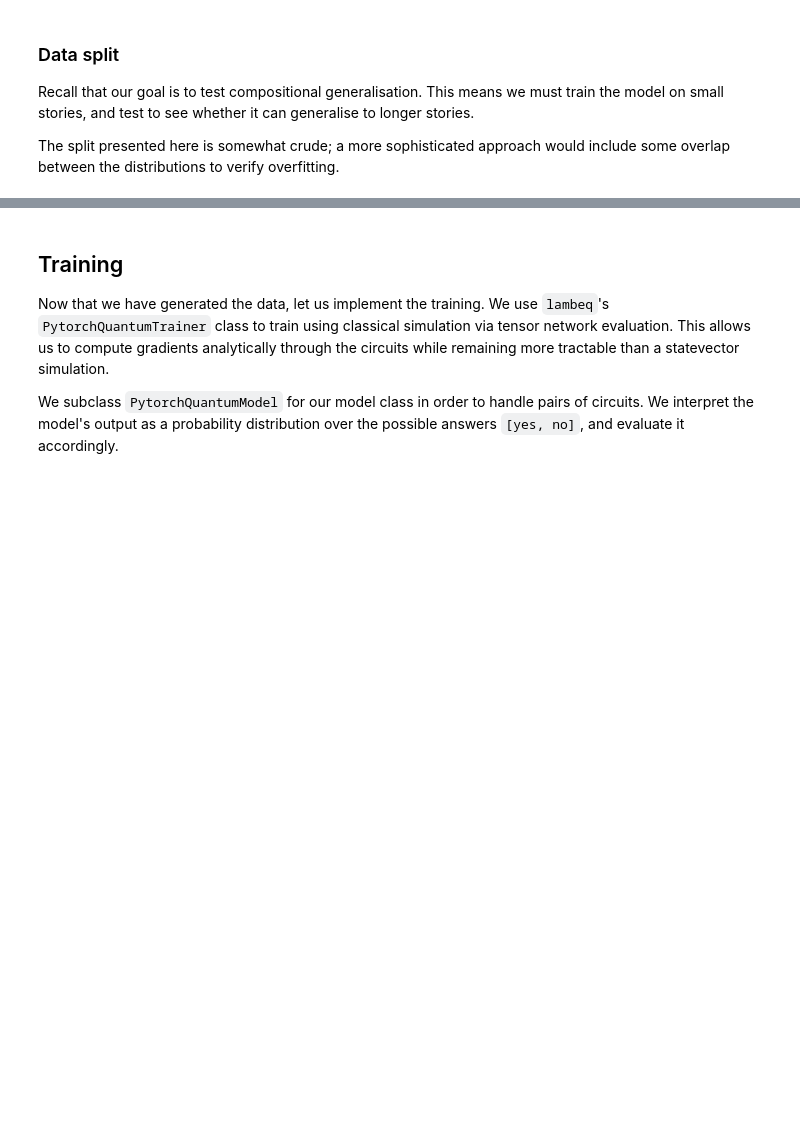
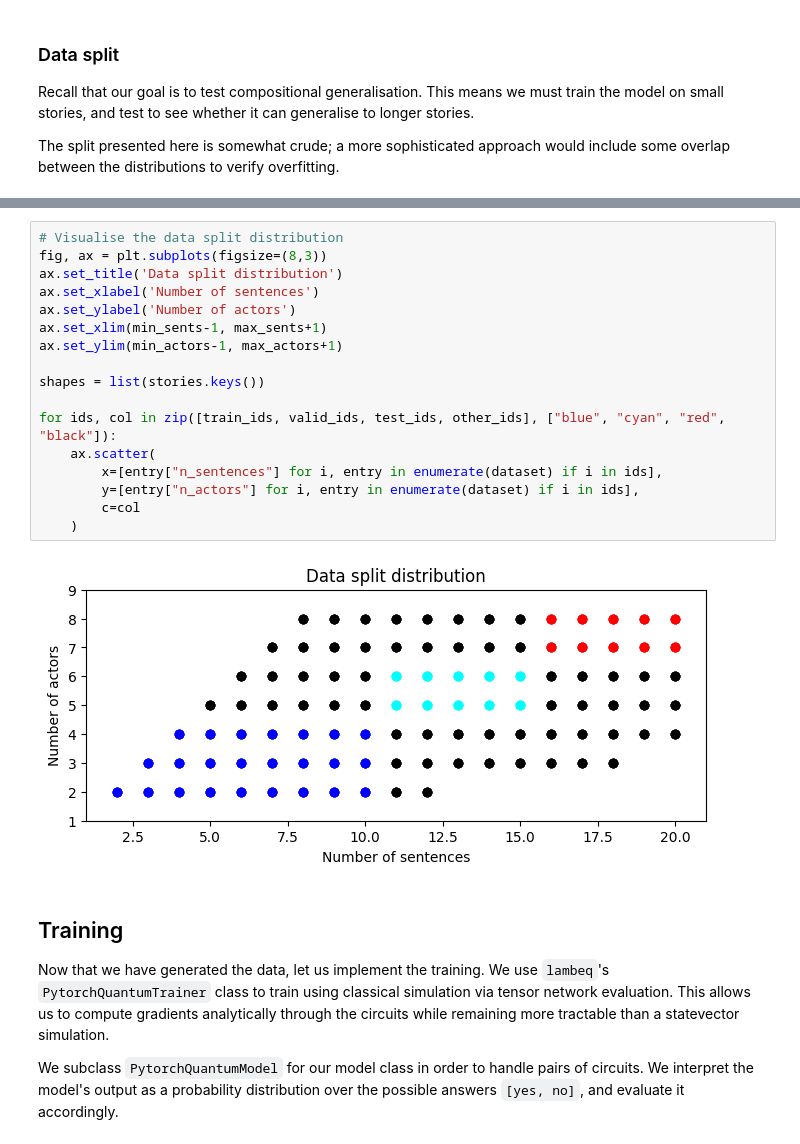
Before and after one commit to DNA386/Compositional_reading_comprehension_with_DisCoCirc, a Jupyter notebook: tutorials/following_training.ipynb, the cells around one changed output, grey strips where cells are left out. Saved outputs shown, nothing was run; the diff lists cells and outputs as text; blank space fills up the shorter version.

```diff
--- a/tutorials/following_training.ipynb
+++ b/tutorials/following_training.ipynb
@@ -245,3 +237,22 @@ len(train_dataset), len(valid_dataset), len(test_dataset)
+# %%
+# Visualise the data split distribution
+fig, ax = plt.subplots(figsize=(8,3))
+ax.set_title('Data split distribution')
+ax.set_xlabel('Number of sentences')
+ax.set_ylabel('Number of actors')
+ax.set_xlim(min_sents-1, max_sents+1)
+ax.set_ylim(min_actors-1, max_actors+1)
+
+shapes = list(stories.keys())
+
+for ids, col in zip([train_ids, valid_ids, test_ids, other_ids], ["blue", "cyan", "red", "black"]):
+    ax.scatter(
+        x=[entry["n_sentences"] for i, entry in enumerate(dataset) if i in ids],
+        y=[entry["n_actors"] for i, entry in enumerate(dataset) if i in ids],
+        c=col
+    )
+# %% [output]
+[figure, added]
 # %% [markdown]
 ## Training
 
```
Also changed, not shown: parts of 14 cells of this notebook, 4 other files.
